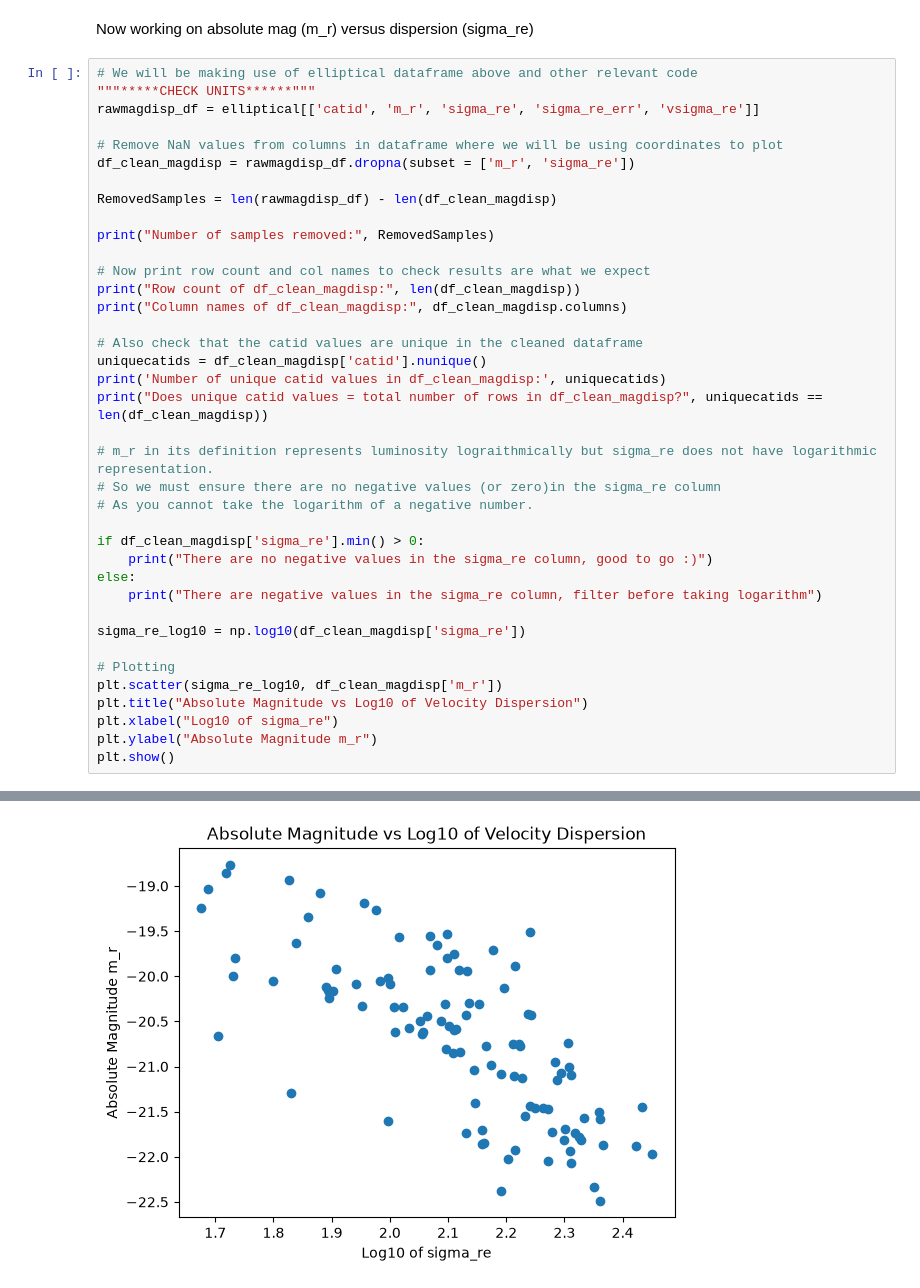
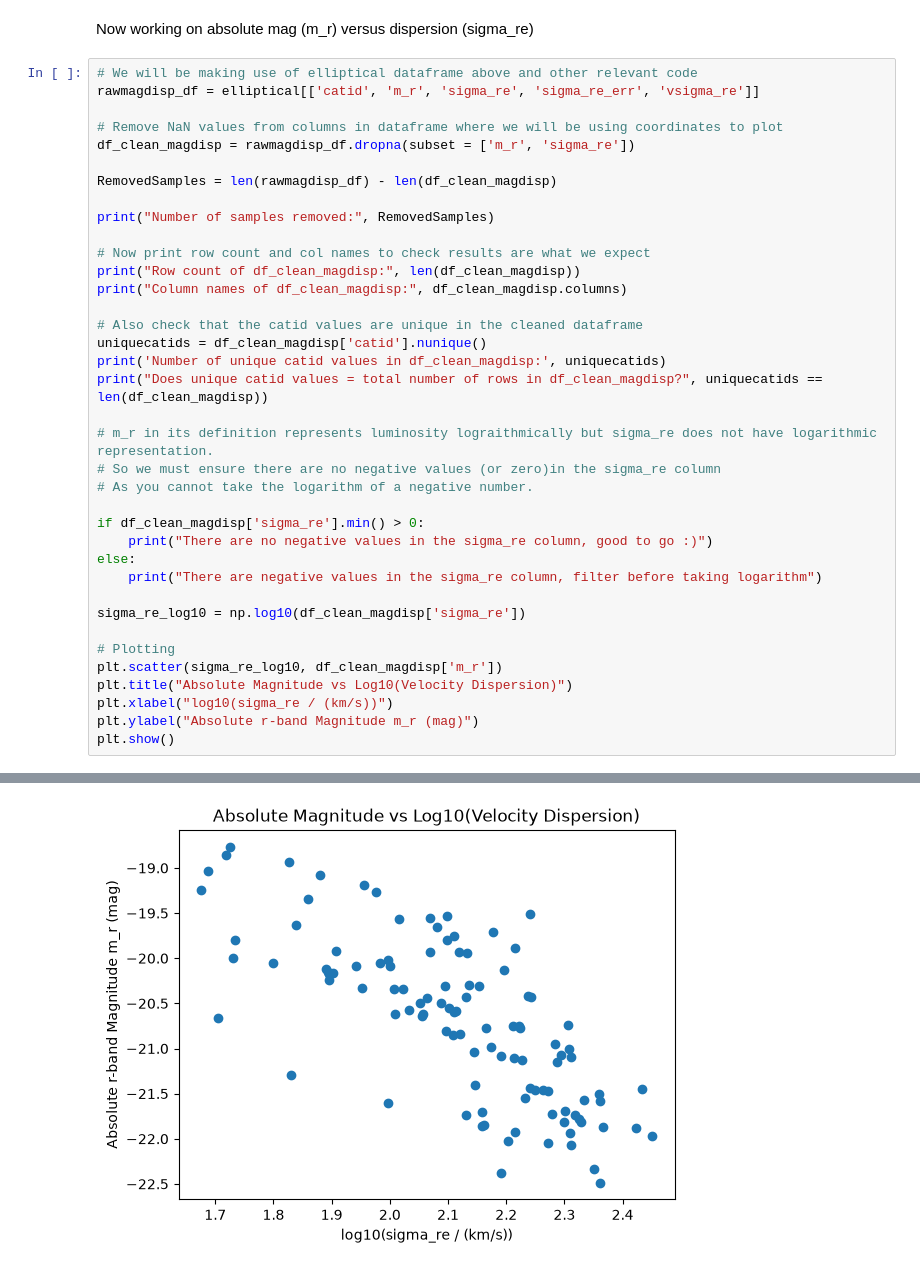
Before and after one commit to td522285/Group-7-Coding-Assignment, a Jupyter notebook: Conservative_Elliptical_Raw.ipynb, the cells around one changed output, grey strips where cells are left out. Saved outputs shown, nothing was run; the diff lists cells and outputs as text.

Commit message:
Adding Check to Untitled (F-J file) and also finishing off some things in other files such as units, removing unnecessary code etc..

```diff
--- a/Conservative_Elliptical_Raw.ipynb
+++ b/Conservative_Elliptical_Raw.ipynb
@@ -190,7 +178,6 @@ Does unique catid values = total number of rows in elliptical dataframe? True
 Now working on absolute mag (m_r) versus dispersion (sigma_re)
 # %%
 # We will be making use of elliptical dataframe above and other relevant code
-"""*****CHECK UNITS******"""
 rawmagdisp_df = elliptical[['catid', 'm_r', 'sigma_re', 'sigma_re_err', 'vsigma_re']]
 
 # Remove NaN values from columns in dataframe where we will be using coordinates to plot
@@ -203,34 +190,34 @@ print("Number of samples removed:", RemovedSamples)
 # Now print row count and col names to check results are what we expect
 print("Row count of df_clean_magdisp:", len(df_clean_magdisp))
 print("Column names of df_clean_magdisp:", df_clean_magdisp.columns)
 
 # Also check that the catid values are unique in the cleaned dataframe
 uniquecatids = df_clean_magdisp['catid'].nunique()
 print('Number of unique catid values in df_clean_magdisp:', uniquecatids)
 print("Does unique catid values = total number of rows in df_clean_magdisp?", uniquecatids == len(df_clean_magdisp))
 
 # m_r in its definition represents luminosity lograithmically but sigma_re does not have logarithmic representation.
 # So we must ensure there are no negative values (or zero)in the sigma_re column
 # As you cannot take the logarithm of a negative number.
 
 if df_clean_magdisp['sigma_re'].min() > 0:
     print("There are no negative values in the sigma_re column, good to go :)")
 else:
     print("There are negative values in the sigma_re column, filter before taking logarithm")
 
 sigma_re_log10 = np.log10(df_clean_magdisp['sigma_re'])
 
 # Plotting
 plt.scatter(sigma_re_log10, df_clean_magdisp['m_r'])
-plt.title("Absolute Magnitude vs Log10 of Velocity Dispersion")
-plt.xlabel("Log10 of sigma_re")
-plt.ylabel("Absolute Magnitude m_r")
+plt.title("Absolute Magnitude vs Log10(Velocity Dispersion)")
+plt.xlabel("log10(sigma_re / (km/s))")
+plt.ylabel("Absolute r-band Magnitude m_r (mag)")
 plt.show()
 # %% [output]
 Number of samples removed: 45
 Row count of df_clean_magdisp: 107
 Column names of df_clean_magdisp: Index(['catid', 'm_r', 'sigma_re', 'sigma_re_err', 'vsigma_re'], dtype='str')
 Number of unique catid values in df_clean_magdisp: 107
 Does unique catid values = total number of rows in df_clean_magdisp? True
 There are no negative values in the sigma_re column, good to go :)
-[figure, old version]
+[figure, new version]
```
Also changed, not shown: parts of 1 cell of this notebook, 2 other files.
